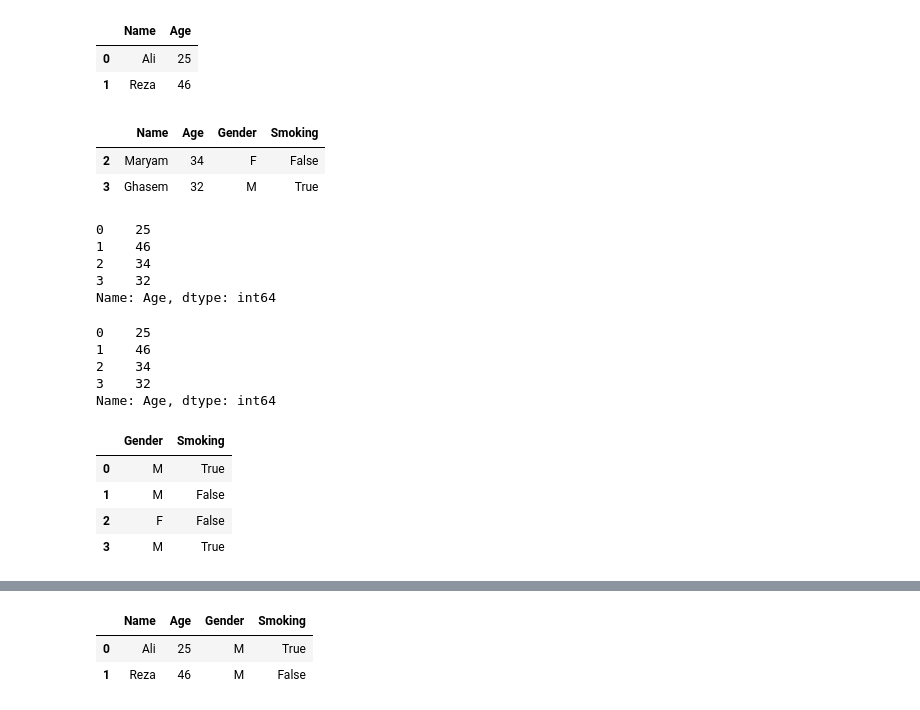
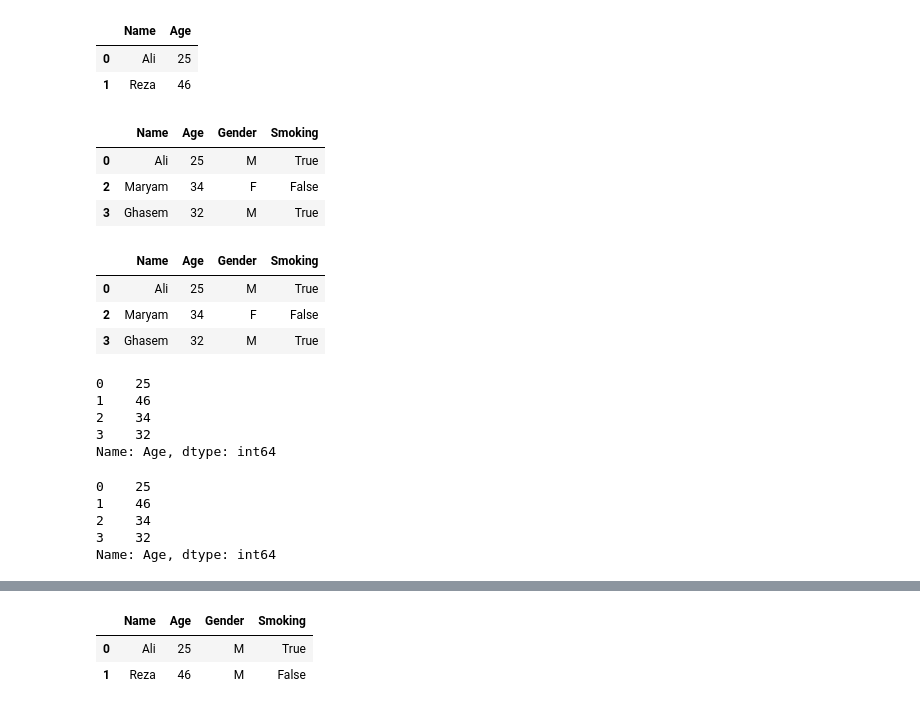
Before and after one commit to MapsaBootCamp/MachineLearning1, a Jupyter notebook: ML_Libraries/datascience_lib.ipynb, the cells around one changed output, grey strips where cells are left out. Cells and saved outputs as stored; diff of their text form; code cells hidden in the pictures.

```diff
--- a/ML_Libraries/datascience_lib.ipynb
+++ b/ML_Libraries/datascience_lib.ipynb
@@ -636,0 +710,4 @@ df[2:]
+# %%
+my_dic = {1: ['Ali', 'Reza', 'Maryam', 'Ghasem'], 2: [25, 46, 34,32], 3: ['M', 'M', 'F', 'M'], 4: [True, False, False, True]}
+df = pd.DataFrame(my_dic)
+df[:][[1,2]]
@@ -649,19 +732,37 @@ df[:2][['Name', 'Age']]
 | 0 | Ali | 25 |
 | 1 | Reza | 46 |
 # %%
-df[(df.Age < 35) & (df.Age > 30)]
+df[df.Age < 35]
 # %% [output]
 |  | Name | Age | Gender | Smoking |
+| 0 | Ali | 25 | M | True |
 | 2 | Maryam | 34 | F | False |
 | 3 | Ghasem | 32 | M | True |
-# %%
-df['Age']
-# %% [output]
-0    25
-1    46
-2    34
-3    32
-Name: Age, dtype: int64
+# %%
+x = np.array(df.Age<35)
+y = np.array(df.Age>30)
+z = np.array(df.Smoking)
+
+d = list(zip(x,y,z))
+
+m = list(map(lambda x : x.count(True)>1 if True else False, d))
+
+df[m]
+
+# df[(df.Age < 35) & (df.Age > 30) & ~(df.Smoking)]
+# %% [output]
+|  | Name | Age | Gender | Smoking |
+| 0 | Ali | 25 | M | True |
+| 2 | Maryam | 34 | F | False |
+| 3 | Ghasem | 32 | M | True |
+# %%
+ df['Age']
+# %% [output]
+0    25
+1    46
+2    34
+3    32
+Name: Age, dtype: int64
 # %%
 df.Age
 # %% [output]
@@ -670,11 +771,3 @@ df.Age
 2    34
 3    32
 Name: Age, dtype: int64
-# %%
-df.drop(['Name', 'Age'], axis =1)
-# %% [output]
-|  | Gender | Smoking |
-| 0 | M | True |
-| 1 | M | False |
-| 2 | F | False |
-| 3 | M | True |
```
Also changed, not shown: parts of 42 cells of this notebook.
